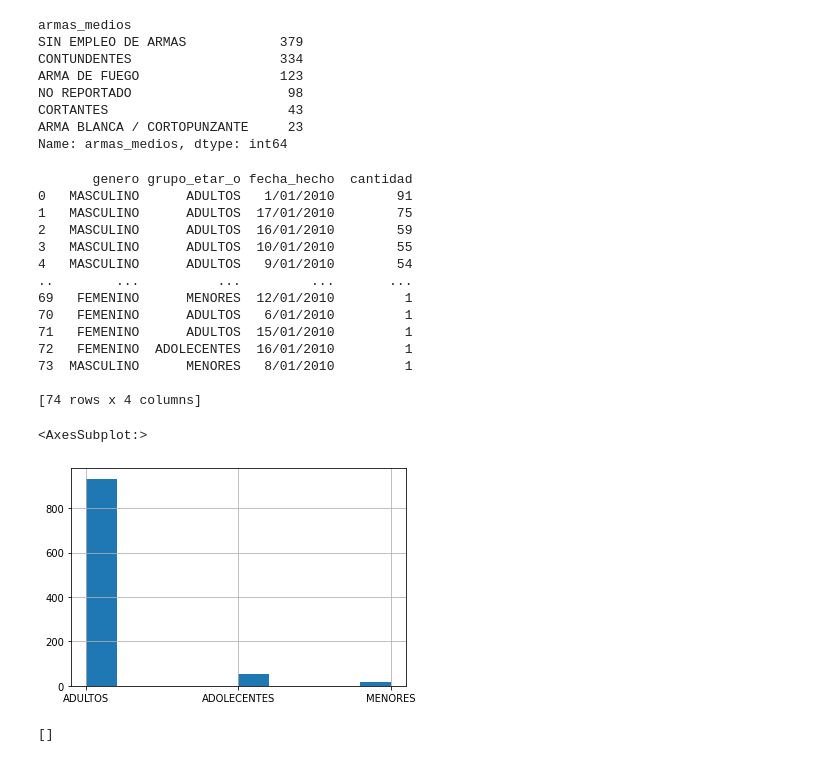
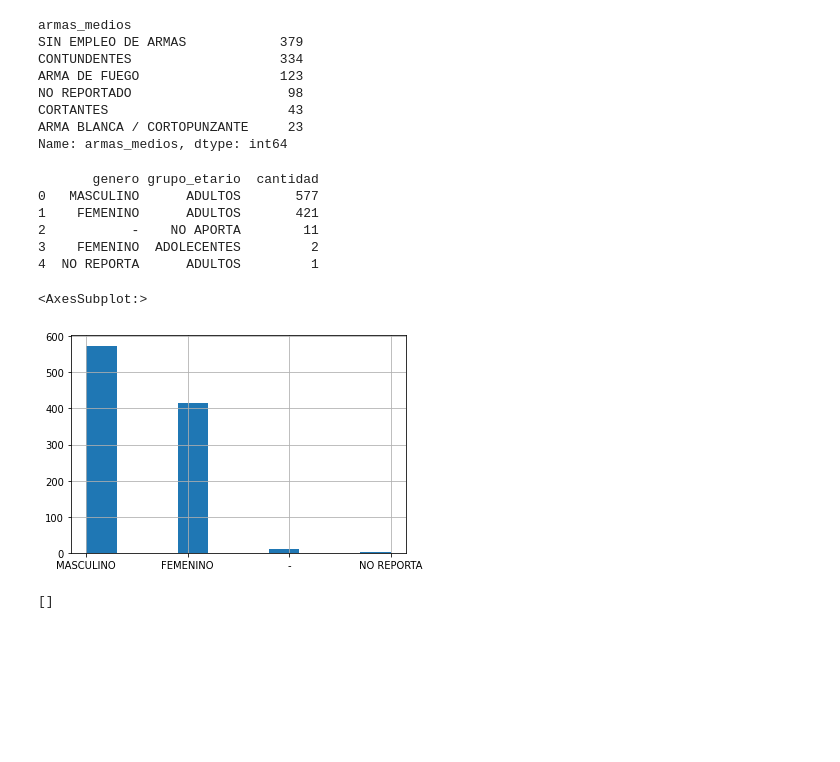
Before and after one commit to david199832/Electiva-Profesional, a Jupyter notebook: Taller1/Hurto3.ipynb, the cells around one changed output. Drawn from its saved outputs; the diff is of its cells as text; code cells hidden in the pictures; blank space fills up the shorter version.

```diff
--- a/Taller1/Hurto3.ipynb
+++ b/Taller1/Hurto3.ipynb
@@ -119,48 +119,29 @@ ARMA BLANCA / CORTOPUNZANTE     23
 Name: armas_medios, dtype: int64
 # %%
 #3. ¿Cómo es la proporción de géneros y grupos etarios que han estado involucrados en este tipo de delito? ¿Han variado con el paso de los años?
-datos3 = (datos.groupby(['genero','grupo_etar_o'])
+datos3 = (datos.groupby(['genero','grupo_etario'])
                .sum(['cantidad'])
                .sort_values(['cantidad'], ascending=False)
                .reset_index()
                )
 
 
 datos3 =datos3.drop(['codigo_dane'],axis=1)
 print(datos3)
 datos['genero'].hist()
 
 
-#La proporcion de homicidios es de 10 hombres por 1 mujer. La  mayoria de homicidios cometidos fueron realizados por hombres adultos con 859 homicidios tambien varia en incremento durante los ultimos años.
+#La proporcion de hurto 3 que La  mayoria de hurtos 3 cometidos fueron realizados por
+#hombres adultos con 577 hurtos seguidos de mujeres adultas  con 421.
+# %% [output]
+       genero grupo_etario  cantidad
+0   MASCULINO      ADULTOS       577
+1    FEMENINO      ADULTOS       421
+2           -    NO APORTA        11
+3    FEMENINO  ADOLECENTES         2
+4  NO REPORTA      ADULTOS         1
+<AxesSubplot:>
+[figure, added]
-# %%
-#3. ¿Cómo es la proporción de géneros y grupos etarios que han estado involucrados en este tipo de delito? ¿Han variado con el paso de los años?
-datos4 = (datos.groupby(['genero','grupo_etar_o','fecha_hecho'])
-               .sum(['cantidad'])
-               .sort_values(['cantidad'], ascending=False)
-               .reset_index())
-
-datos4 =datos4.drop(['codigo_dane'],axis=1)
-print(datos4)
-datos['grupo_etar_o'].hist()
-
-#La proporcion de homicidios es de 10 hombres por 1 mujer. La  mayoria de homicidios cometidos fueron realizados por hombres adultos con 859 homicidios tambien varia en incremento durante los ultimos años.
-# %% [output]
-       genero grupo_etar_o fecha_hecho  cantidad
-0   MASCULINO      ADULTOS   1/01/2010        91
-1   MASCULINO      ADULTOS  17/01/2010        75
-2   MASCULINO      ADULTOS  16/01/2010        59
-3   MASCULINO      ADULTOS  10/01/2010        55
-4   MASCULINO      ADULTOS   9/01/2010        54
-..        ...          ...         ...       ...
-69   FEMENINO      MENORES  12/01/2010         1
-70   FEMENINO      ADULTOS   6/01/2010         1
-71   FEMENINO      ADULTOS  15/01/2010         1
-72   FEMENINO  ADOLECENTES  16/01/2010         1
-73  MASCULINO      MENORES   8/01/2010         1
-
-[74 rows x 4 columns]
-<AxesSubplot:>
-[figure, removed]
 # %%
 #4. ¿Se evidencia alguna tendencia para cometer dicho delito en algún mes particular del año?
 datos6 = (datos.groupby(['descripci_n_conducta','fecha_hecho'])
```
Also changed, not shown: parts of 2 cells of this notebook.
